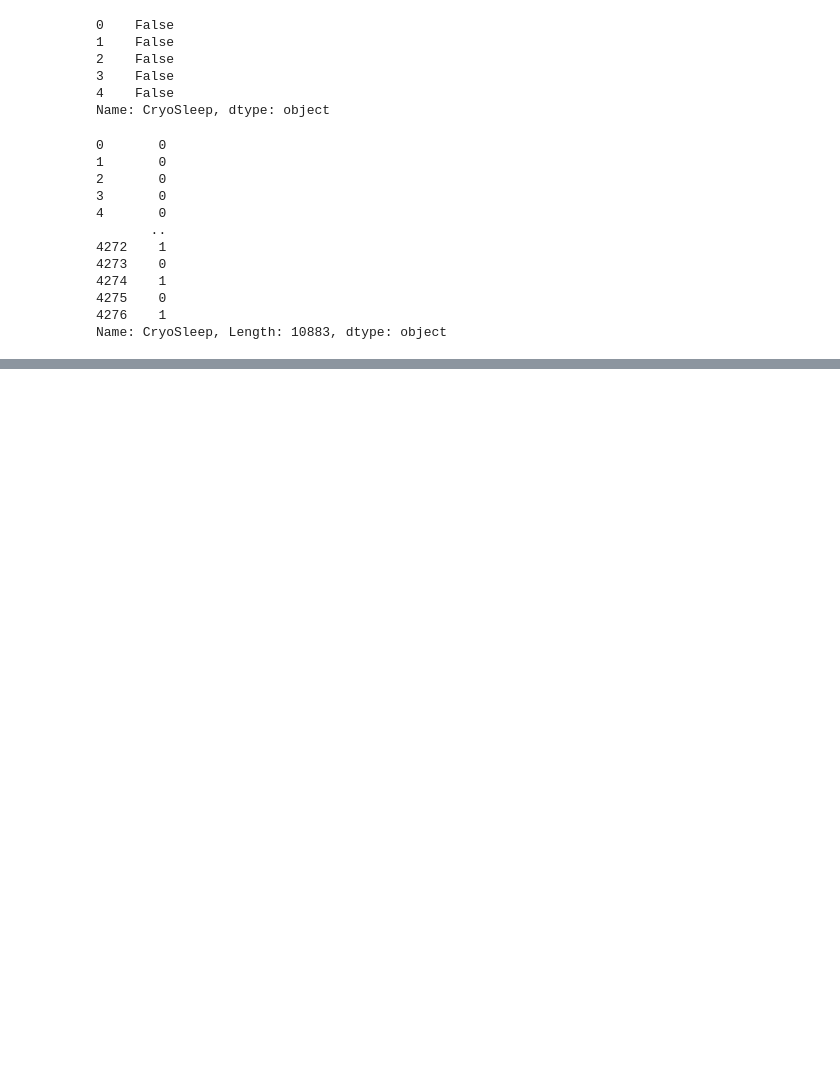
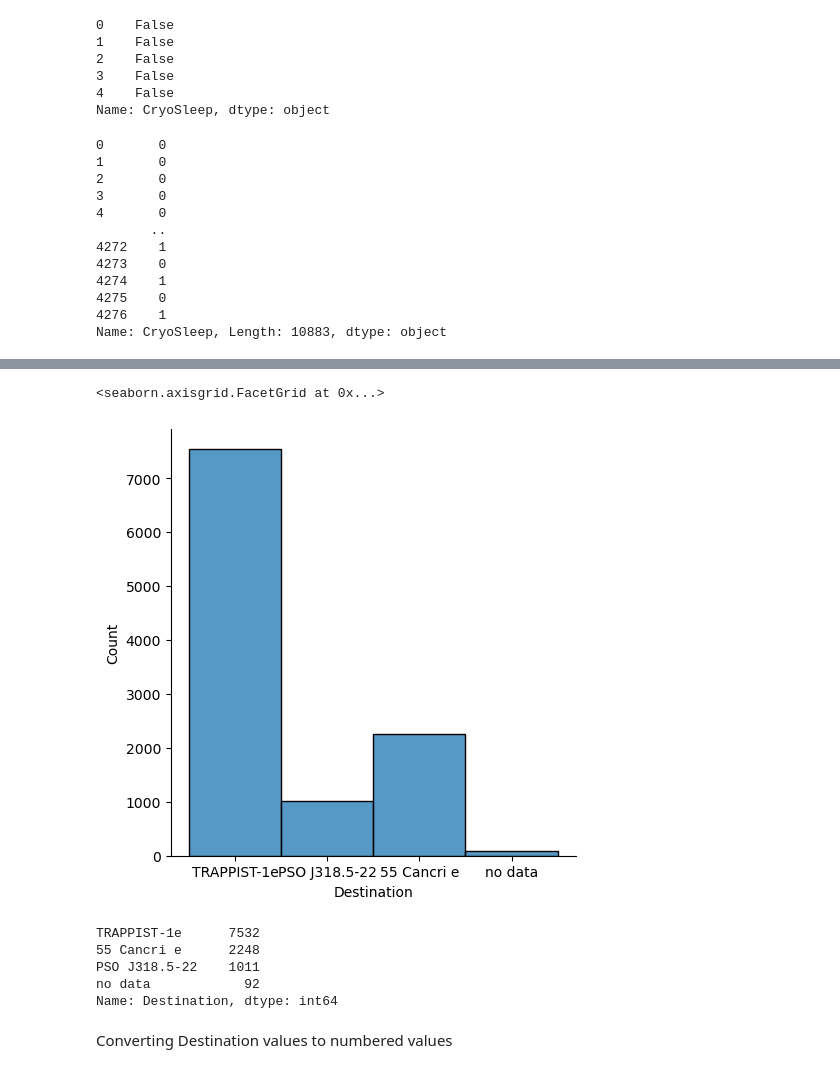
Before and after one commit to KPMallaney/TensorFlow, a Jupyter notebook: SpaceTitanic.ipynb, the cells around one changed output, grey strips where cells are left out. Cells and saved outputs as stored; diff of their text form; code cells hidden in the pictures; blank space fills up the shorter version.

```diff
--- a/SpaceTitanic.ipynb
+++ b/SpaceTitanic.ipynb
@@ -354,0 +484,5 @@ Name: CryoSleep, Length: 10883, dtype: object
+# %%
+sns.displot(traintestData['Destination'])
+# %% [output]
+<seaborn.axisgrid.FacetGrid at 0x...>
+[figure, added]
@@ -354,0 +491,10 @@ Name: CryoSleep, Length: 10883, dtype: object
+# %%
+desCount
+# %% [output]
+TRAPPIST-1e      7532
+55 Cancri e      2248
+PSO J318.5-22    1011
+no data            92
+Name: Destination, dtype: int64
+# %% [markdown]
+Converting Destination values to numbered values
```
Also changed, not shown: parts of 18 cells of this notebook.
